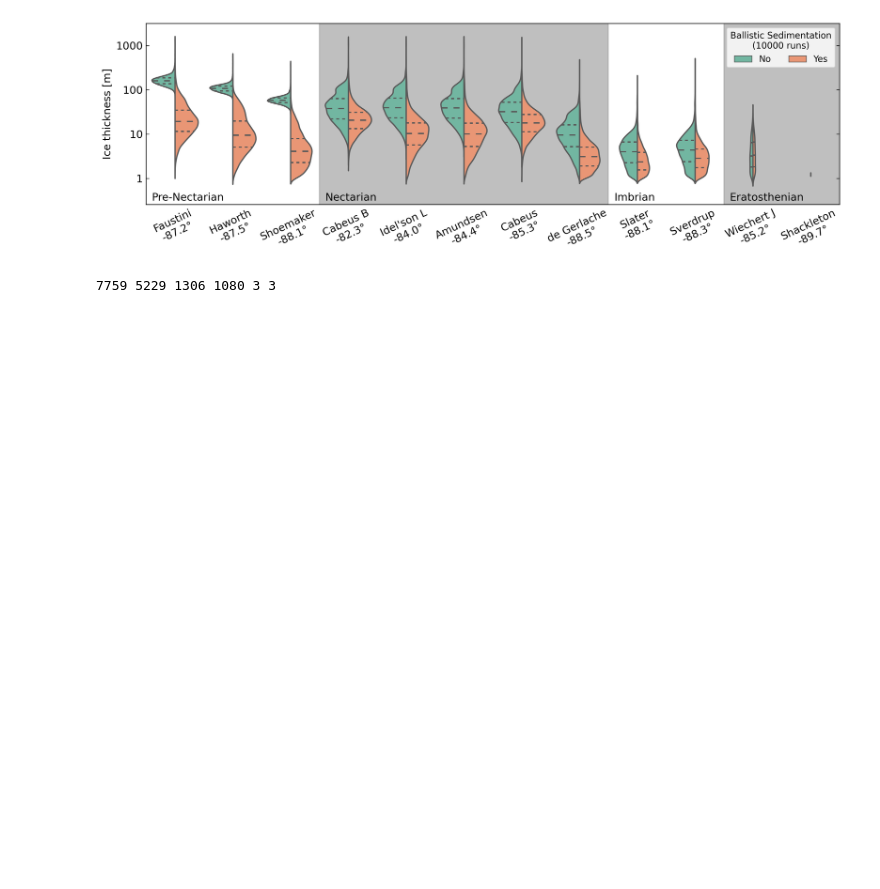
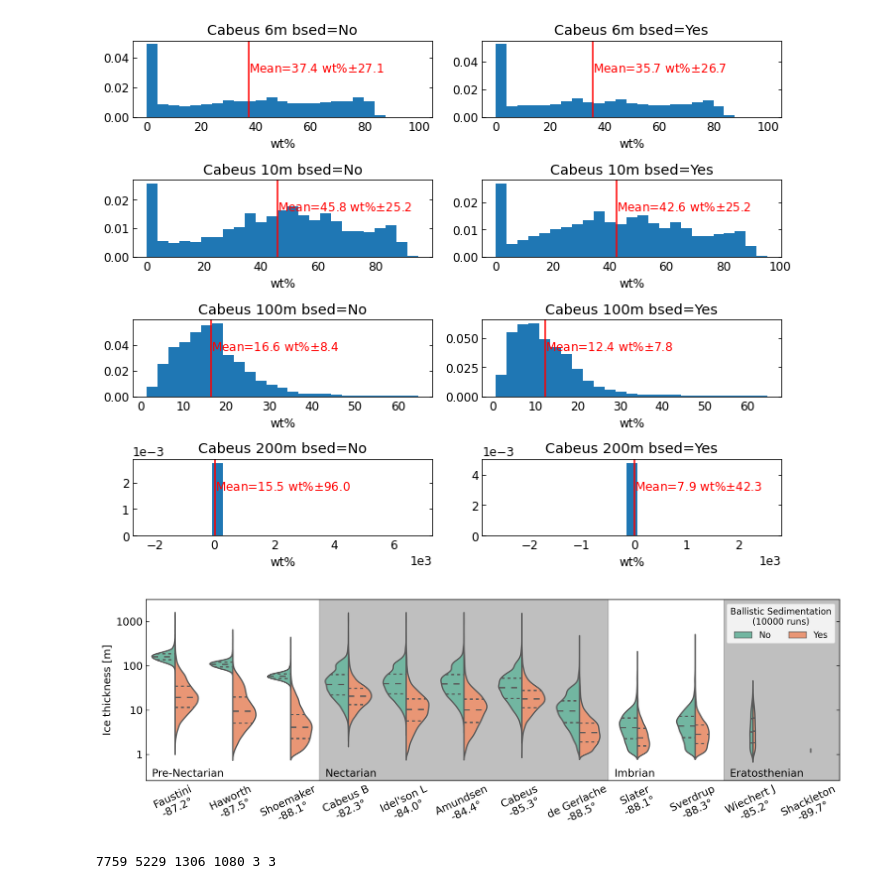
Before and after one commit to cjtu/moonpies, a Jupyter notebook: figure_scripts/aggregated.ipynb, the cells around one changed output. Saved outputs shown, nothing was run; the diff lists cells and outputs as text; code cells hidden in the pictures; blank space fills up the shorter version.

```diff
--- a/figure_scripts/aggregated.ipynb
+++ b/figure_scripts/aggregated.ipynb
@@ -54,0 +132,7 @@ labels = [c+f'\n{lat:.1f}°' for c, lat in zip(sort_coldtrap, sort_lat)]
+# %%
+runs_flat = flatten_agg_df(runs)
+# runs_flat.loc[runs_flat['total ice'] < 1, 'total ice'] = np.nan
+# runs_flat['log ice'] = np.log10(runs_flat['total ice'])
+# runs_flat = runs_flat.rename(columns={'bsed': 'Ballistic Sedimentation'})
+
+# runs_flat.head()
@@ -55,3 +148,31 @@ labels = [c+f'\n{lat:.1f}°' for c, lat in zip(sort_coldtrap, sort_lat)]
+# %%
+cfg = default_config.Cfg()
+coldtrap = 'Cabeus'
+
+fig, ax_arr = plt.subplots(4, 2, figsize=(10, 8))
+for bsed, axs in zip(['No', 'Yes'], ax_arr.T):
+    df = runs_flat[(runs_flat.bsed==bsed) & (runs_flat.coldtrap==coldtrap)]
+    for depth,stat,ax in zip((6,10,100, 200), ('total ice 6m', 'total ice 10m', 'total ice 100m', 'total ice'), axs):
+        # frac = 100*df[stat] / depth
+        # ax.hist(frac[frac>0], bins=25, density=True)
+        # ax.set_xlabel('Ice fraction [%]')
+        ice_thick = df[stat]
+        ice_mass = ice_thick * cfg.ice_density
+        reg_thick = depth - ice_thick
+        reg_mass = reg_thick * cfg.target_density
+        wt_pct = 100*ice_mass / (ice_mass + reg_mass)
+        ax.hist(wt_pct, bins=25, density=True)
+        med = wt_pct.mean()
+        std = wt_pct.std()
+        ax.axvline(med, c='r')
+        ax.annotate(f'Mean={med:.1f} wt%$\pm${std:.1f}\n', color='r', xy=(med, 0.4), xycoords=ax.get_xaxis_transform())
+        # ax.annotate(f'Mean={med:.1f}m$\pm${std:.1f}\n Frac={med/depth:.1%} $\pm${std/depth:.1%}\n cov={med/std:.3f}', color='r', xy=(med, 0.4), xycoords=ax.get_xaxis_transform())
+        ax.set_title(f'{coldtrap} {depth}m bsed={bsed}')
+        # ax.set_xlim(0, depth)
+        # ax.set_xlabel('Ice thickness [m]')
+        ax.set_xlabel('wt%')
+# %% [output]
+[figure, added]
 # %%
 # Plot
 fig, ax = plt.subplots(figsize=(12, 4), dpi=300)
```
Also changed, not shown: parts of 9 cells of this notebook, 3 other files.
